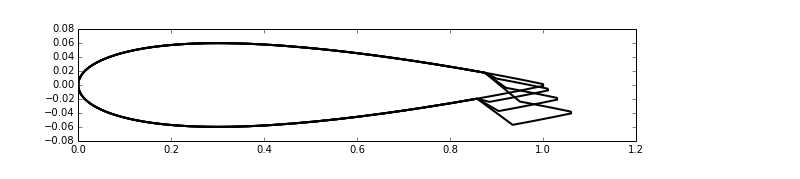
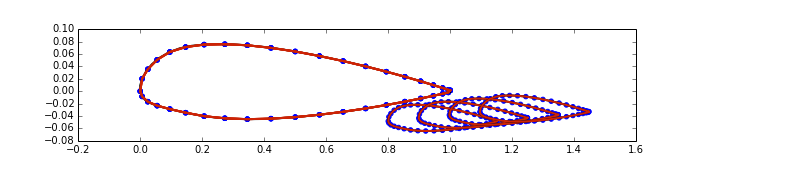
Before and after one commit to cparvini/AeroHydroWork, a Jupyter notebook: Project/BaseCode.ipynb, the cells around one changed output. Saved outputs shown, nothing was run; the diff lists cells and outputs as text; code cells hidden in the pictures.

Commit message:
Working!
Got two bodies to work. Imported the NACA23012 airfoil and got the
movement down. Now to tweak and see whether my cp plots match
experimental data.

```diff
--- a/Project/BaseCode.ipynb
+++ b/Project/BaseCode.ipynb
@@ -87,6 +87,9 @@ def define_panels(x, y, N):
     panels = numpy.empty(N, dtype=object)
     for i in xrange(N):
         panels[i] = Panel(x_ends[i], y_ends[i], x_ends[i+1], y_ends[i+1])
+
+    pyplot.plot(x_ends, y_ends, color='#CD2305', linestyle='-', linewidth=2)
+    pyplot.scatter(x_ends, y_ends, color='b')
 
     return panels
 
@@ -288,35 +291,53 @@ def get_velocity_field(panels, freestream, X, Y):
 
     return u, v
 # %%
-with open ('naca0012.dat') as file_name:
+with open ('naca23012.dat') as file_name:
     x, y = numpy.loadtxt(file_name, dtype=float, delimiter='\t', unpack=True)
 
+xf, yf = x.copy(), y.copy()
+
+# Given
 u_inf = 1.0
-alpha = 5.0
-beta = 3 * math.pi / 180.
-N = 50
+alpha = 3.0
+N = 40
 Nx, Ny = 40, 40
 steps = 4
-pts = 15
-c_pivot = numpy.abs(x.max() - x[-pts])
-panels = numpy.empty((steps), dtype=object)
-u, v = numpy.empty((steps, Nx, Ny), dtype=float), numpy.empty((steps, Nx, Ny), dtype=float)
-cp = numpy.empty((steps, Nx, Ny), dtype=float)
+scale = 0.35
+dtheta = 3.00 * math.pi / 180
+
+# Initialize
+panel_tot = numpy.empty((steps), dtype=object)
+panel_main = numpy.empty((steps), dtype=object)
+panel_flap = numpy.empty((steps), dtype=object)
+u, v = numpy.empty((2, steps, Nx, Ny), dtype=float), numpy.empty((2, steps, Nx, Ny), dtype=float)
+cp = numpy.empty((2, steps, Nx, Ny), dtype=float)
+theta = numpy.linspace(0, 2.*math.pi, len(xf))
 
 pyplot.figure(figsize=(10,2))
 val_x, val_y = 0.1, 0.2
 x_min, x_max = x.min(), x.max()
 y_min, y_max = y.min(), y.max()
 x_start, x_end = x_min-val_x*(x_max-x_min), x_max+val_x*(x_max-x_min)
 y_start, y_end = y_min-val_y*(y_max-y_min), y_max+val_y*(y_max-y_min)
 
+# Scale the flap and move it
+xf, yf = (xf * scale) + x[0] / 1.25, yf * scale - (numpy.max(y) - numpy.min(y)) / 2.5
+dx, dy = x.max() * 0.10, 0.005
+xrot, yrot = xf - (xf * numpy.cos(dtheta) - yf * numpy.sin(dtheta)), yf - (xf * numpy.sin(dtheta) + yf * numpy.cos(dtheta))
+
+# Check the data points
+pyplot.plot(x, y,  color='k', linestyle='-', linewidth=2)
+
 for i in xrange(steps):
-    x[-pts:], y[-pts:] = x[-pts:] + .02 * i/2. * numpy.cos(beta), y[-pts:] - c_pivot * i * numpy.sin(beta)
-    x[:pts], y[:pts] = x[:pts] + .02 * i/2. * numpy.cos(beta), y[:pts] - c_pivot * i * numpy.sin(beta)
 
-    pyplot.plot(x, y,  color='k', linestyle='-', linewidth=2);
-    panels[i] = define_panels(x, y, N)
+    pyplot.plot(xf, yf,  color='k', linestyle='-', linewidth=2);
+    panel_main[i] = define_panels(x, y, N)
+    panel_flap[i] = define_panels(xf, yf, N)
+    panel_tot[i] = numpy.concatenate((panel_main[i], panel_flap[i]), axis = 0)
+
+    xf += dx + xrot
+    yf += dy# + yrot
 # %% [output]
-[figure, old version]
+[figure, new version]
 # %%
 freestream = Freestream(u_inf, alpha)
```
Also changed, not shown: parts of 2 cells of this notebook, 2 other files.
